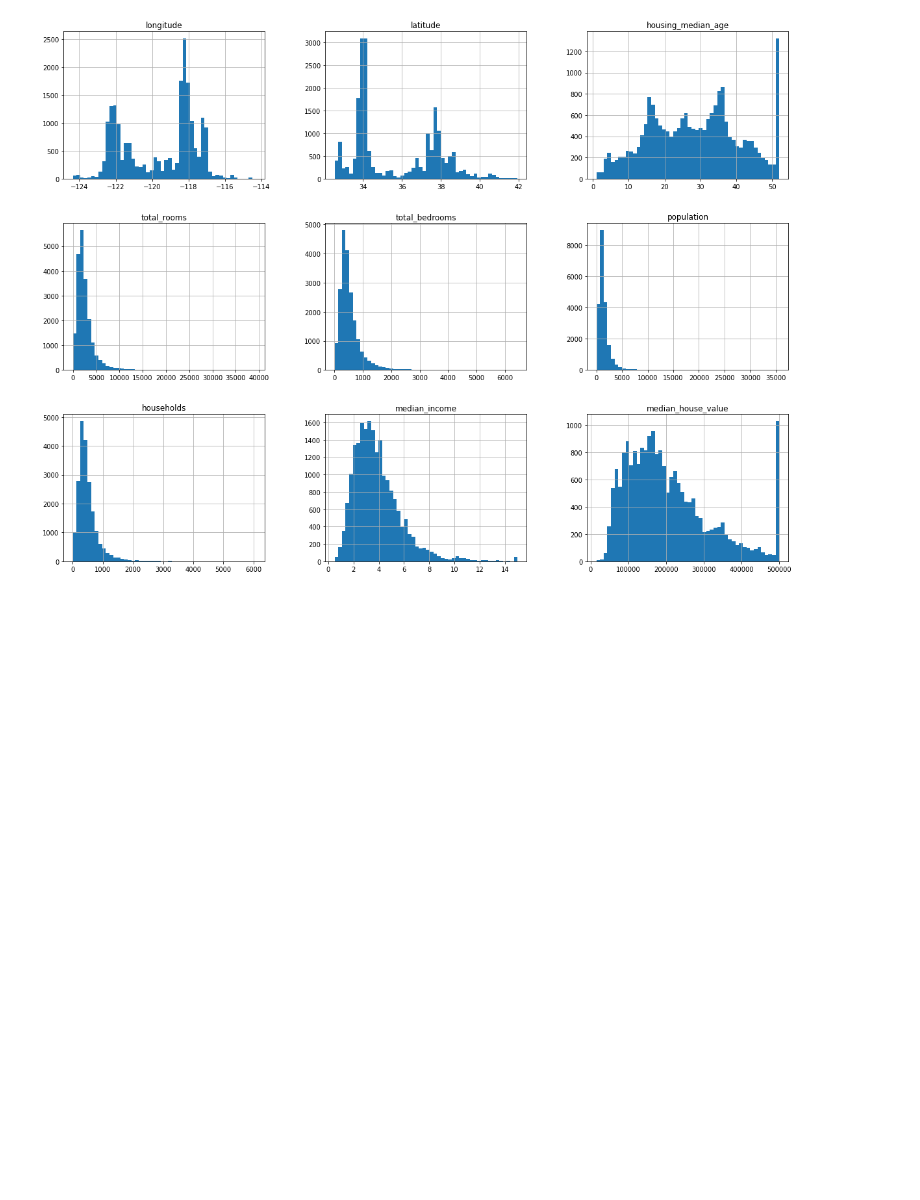
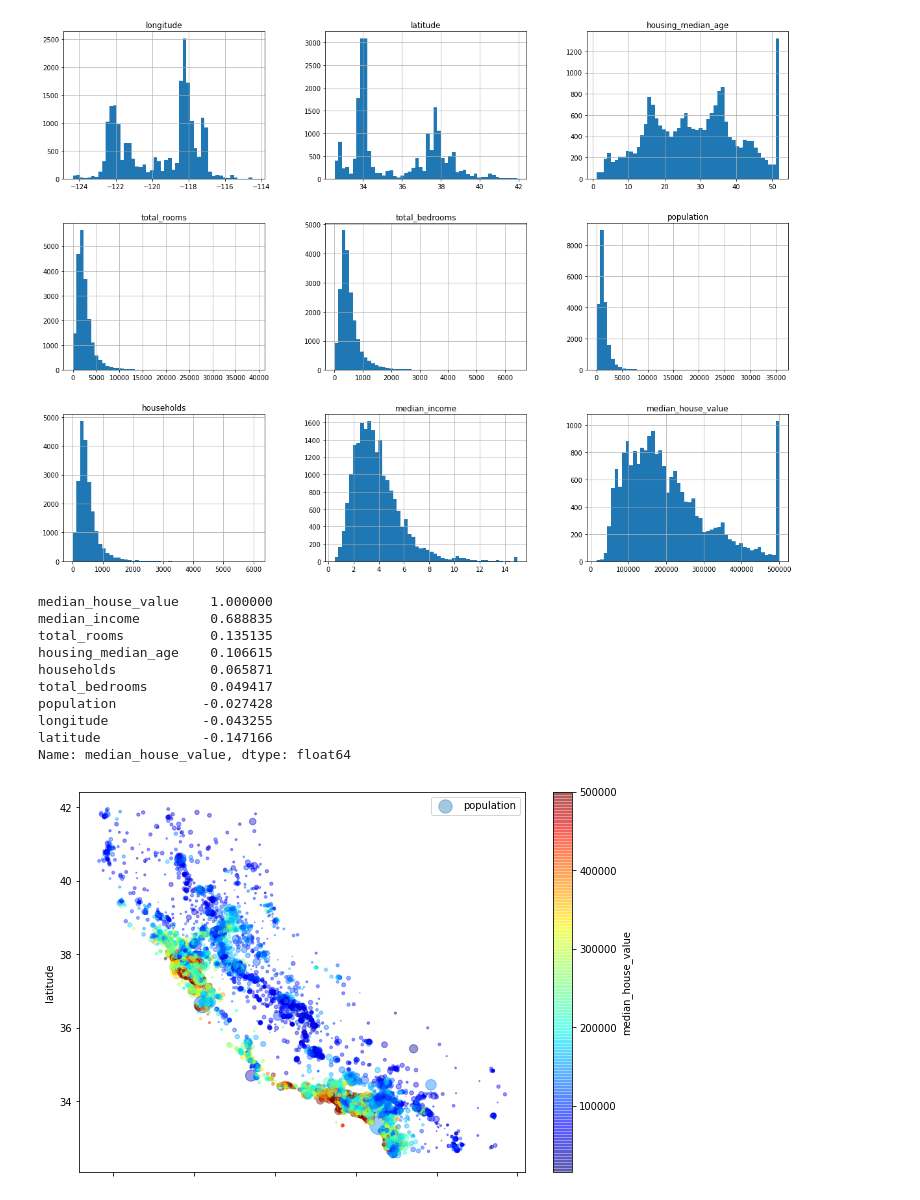
Before and after one commit to piotrpatrzylas/H-O-ML-w-S-L-TF, a Jupyter notebook: 2. End-To-Ent ML Project.ipynb, the cells around one changed output. Saved outputs shown, nothing was run; the diff lists cells and outputs as text; code cells hidden in the pictures; blank space fills up the shorter version.

```diff
--- a/2. End-To-Ent ML Project.ipynb
+++ b/2. End-To-Ent ML Project.ipynb
@@ -61,3 +63,34 @@ array([[<AxesSubplot:title={'center':'longitude'}>,
         <AxesSubplot:title={'center':'median_house_value'}>]],
       dtype=object)
 [figure]
+# %%
+import numpy as np
+
+def split_train_set (data, test_ratio):
+    np.random.seed(50)
+    shuffled_indices = np.random.permutation(len(data))
+    test_set_size = int(len(data)*test_ratio)
+    test_indices = shuffled_indices[:test_set_size]
+    train_indices = shuffled_indices[test_set_size:]
+    return data.iloc[train_indices], data.iloc[test_indices]
+# %%
+train_set, test_set = split_train_set(housing, 0.2)
+# %%
+housing_train = train_set.copy()
+housing_train.plot(kind="scatter", x = "longitude", y = "latitude",
+                   alpha = 0.4, s= housing_train["population"]/100,
+                   label = "population", figsize = (10,7), c = "median_house_value",
+                  cmap=plt.get_cmap("jet"), colorbar = True)
+plt.legend()
+# %% [output]
+median_house_value    1.000000
+median_income         0.688835
+total_rooms           0.135135
+housing_median_age    0.106615
+households            0.065871
+total_bedrooms        0.049417
+population           -0.027428
+longitude            -0.043255
+latitude             -0.147166
+Name: median_house_value, dtype: float64
+[figure, added]
```
Also changed, not shown: parts of 6 cells of this notebook.
